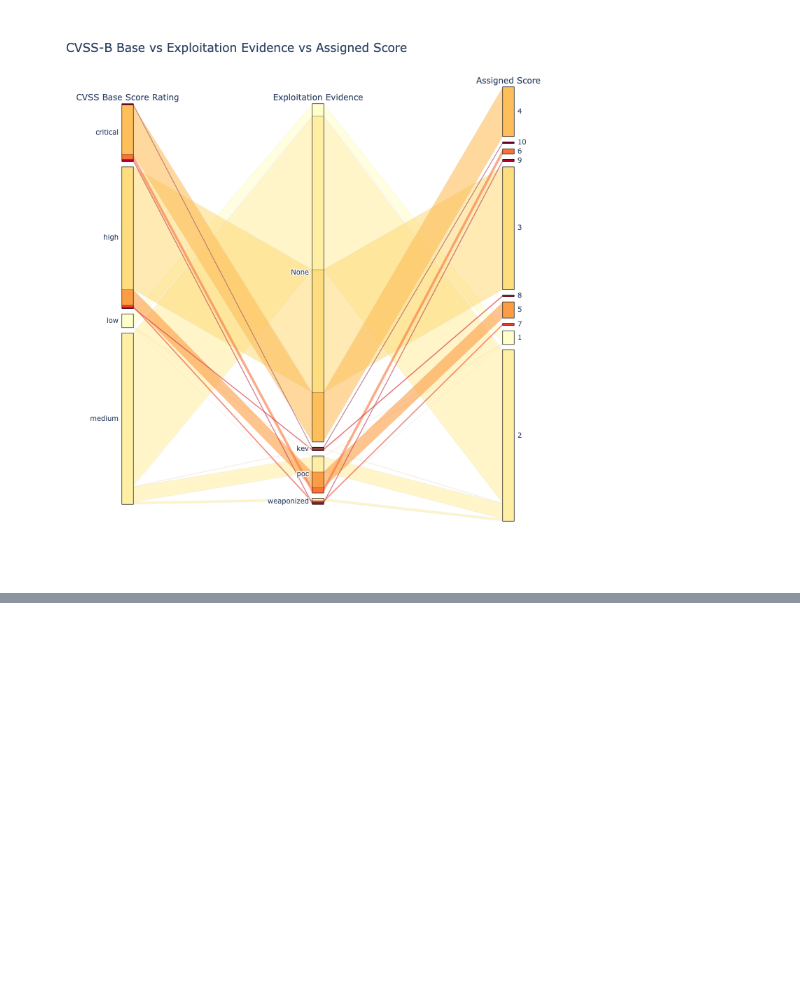
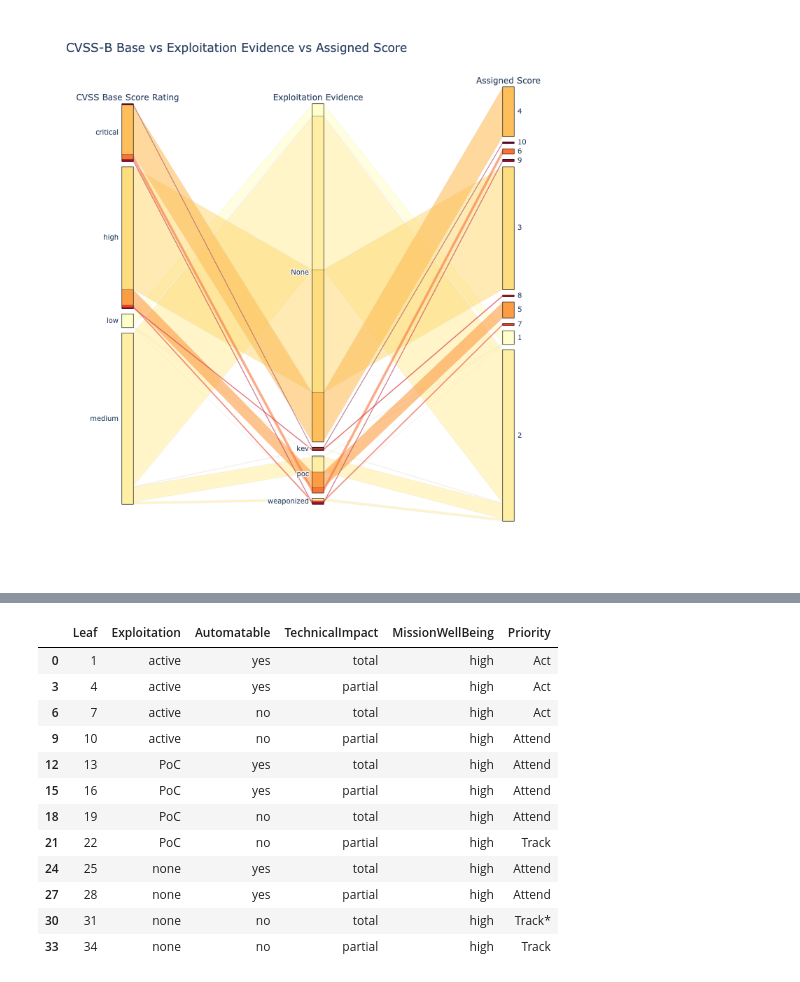
Before and after one commit to RiskBasedPrioritization/RiskBasedPrioritizationAnalysis, a Jupyter notebook: analysis/cvss-bt.ipynb, the cells around one changed output, grey strips where cells are left out. Saved outputs shown, nothing was run; the diff lists cells and outputs as text; code cells hidden in the pictures; blank space fills up the shorter version.

```diff
--- a/analysis/cvss-bt.ipynb
+++ b/analysis/cvss-bt.ipynb
@@ -441,0 +650,18 @@ def technical_impact_dt(confidentialityImpact, integrityImpact):
+# %%
+
+dt_df= dt_df.iloc[::3]
+dt_df
+# %% [output]
+|  | Leaf | Exploitation | Automatable | TechnicalImpact | MissionWellBeing | Priority |
+| 0 | 1 | active | yes | total | high | Act |
+| 3 | 4 | active | yes | partial | high | Act |
+| 6 | 7 | active | no | total | high | Act |
+| 9 | 10 | active | no | partial | high | Attend |
+| 12 | 13 | PoC | yes | total | high | Attend |
+| 15 | 16 | PoC | yes | partial | high | Attend |
+| 18 | 19 | PoC | no | total | high | Attend |
+| 21 | 22 | PoC | no | partial | high | Track |
+| 24 | 25 | none | yes | total | high | Attend |
+| 27 | 28 | none | yes | partial | high | Attend |
+| 30 | 31 | none | no | total | high | Track* |
+| 33 | 34 | none | no | partial | high | Track |
```
Also changed, not shown: parts of 23 cells of this notebook.
